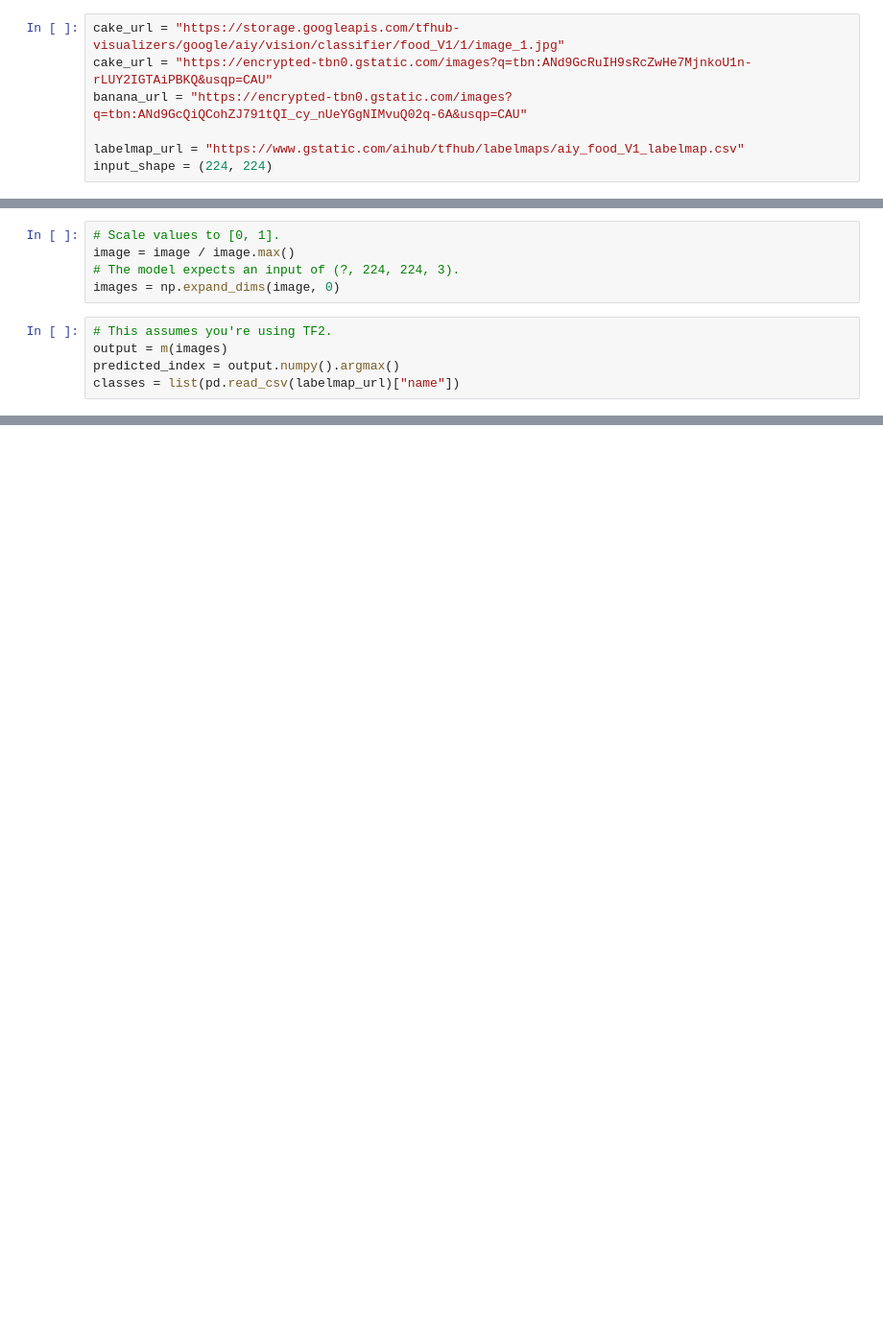
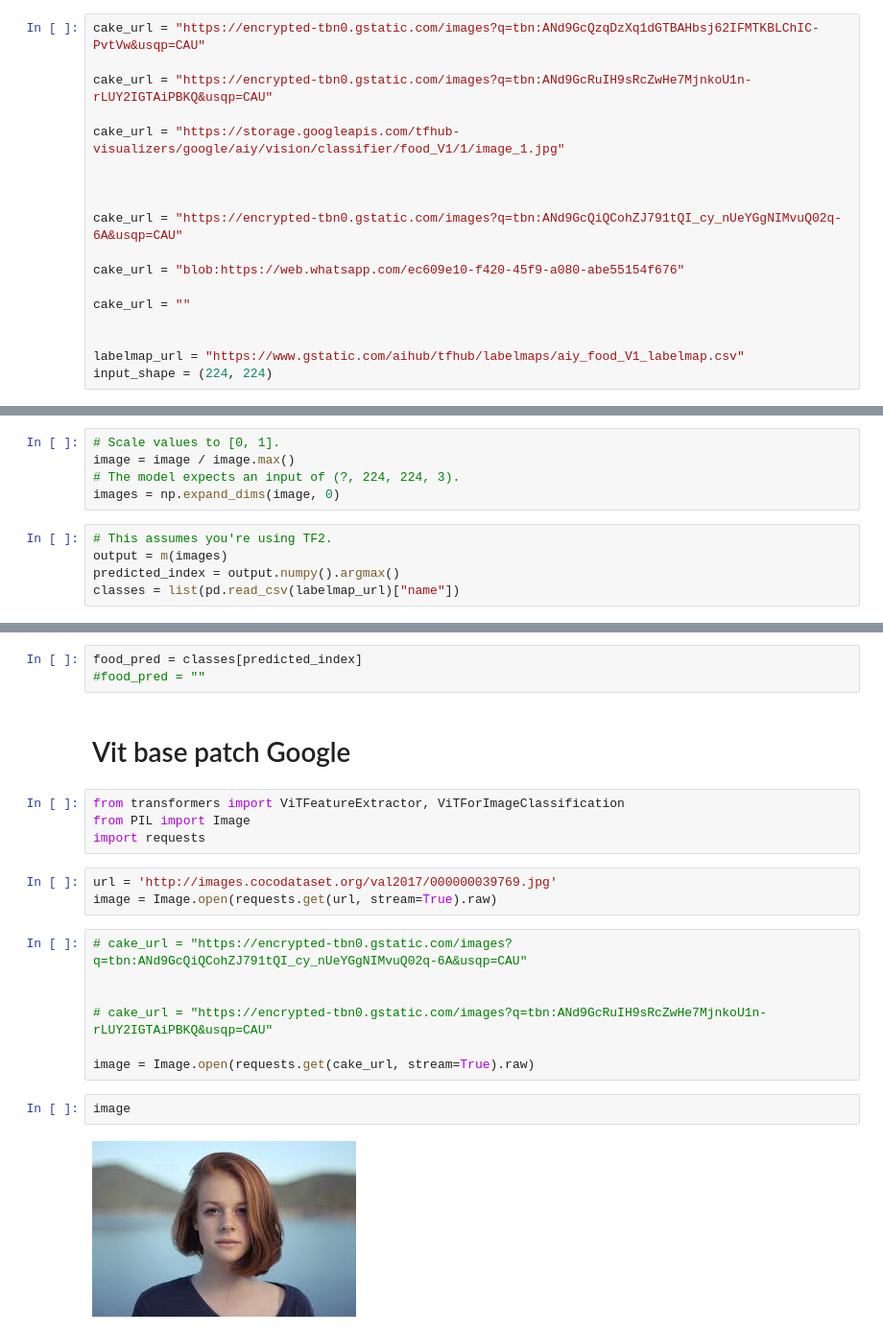
Before and after one commit to rod1197/HackYeah, a Jupyter notebook: ml_files/ml_coder.ipynb, the cells around one changed output, grey strips where cells are left out. Shown: that part at 96% size. Drawn from its saved outputs; the diff is of its cells as text; blank space fills up the shorter version.

```diff
--- a/ml_files/ml_coder.ipynb
+++ b/ml_files/ml_coder.ipynb
@@ -16,9 +19,20 @@ import pandas as pd
 import cv2
 from skimage import io
 # %%
+cake_url = "https://encrypted-tbn0.gstatic.com/images?q=tbn:ANd9GcQzqDzXq1dGTBAHbsj62IFMTKBLChIC-PvtVw&usqp=CAU"
+
+cake_url = "https://encrypted-tbn0.gstatic.com/images?q=tbn:ANd9GcRuIH9sRcZwHe7MjnkoU1n-rLUY2IGTAiPBKQ&usqp=CAU"
+
 cake_url = "https://storage.googleapis.com/tfhub-visualizers/google/aiy/vision/classifier/food_V1/1/image_1.jpg"
-cake_url = "https://encrypted-tbn0.gstatic.com/images?q=tbn:ANd9GcRuIH9sRcZwHe7MjnkoU1n-rLUY2IGTAiPBKQ&usqp=CAU"
-banana_url = "https://encrypted-tbn0.gstatic.com/images?q=tbn:ANd9GcQiQCohZJ791tQI_cy_nUeYGgNIMvuQ02q-6A&usqp=CAU"
+
+
+
+cake_url = "https://encrypted-tbn0.gstatic.com/images?q=tbn:ANd9GcQiQCohZJ791tQI_cy_nUeYGgNIMvuQ02q-6A&usqp=CAU"
+
+cake_url = "blob:https://web.whatsapp.com/ec609e10-f420-45f9-a080-abe55154f676"
+
+cake_url = ""
+
 
 labelmap_url = "https://www.gstatic.com/aihub/tfhub/labelmaps/aiy_food_V1_labelmap.csv"
 input_shape = (224, 224)
@@ -60,0 +92,23 @@ Prediction:  Spaghetti
+# %%
+food_pred = classes[predicted_index]
+#food_pred = ""
+# %% [markdown]
+# Vit base patch Google
+# %%
+from transformers import ViTFeatureExtractor, ViTForImageClassification
+from PIL import Image
+import requests
+# %%
+url = 'http://images.cocodataset.org/val2017/000000039769.jpg'
+image = Image.open(requests.get(url, stream=True).raw)
+# %%
+# cake_url = "https://encrypted-tbn0.gstatic.com/images?q=tbn:ANd9GcQiQCohZJ791tQI_cy_nUeYGgNIMvuQ02q-6A&usqp=CAU"
+
+
+# cake_url = "https://encrypted-tbn0.gstatic.com/images?q=tbn:ANd9GcRuIH9sRcZwHe7MjnkoU1n-rLUY2IGTAiPBKQ&usqp=CAU"
+
+image = Image.open(requests.get(cake_url, stream=True).raw)
+# %%
+image
+# %% [output]
+[figure, added]
```
Also changed, not shown: parts of 27 cells of this notebook, 2 other files.
